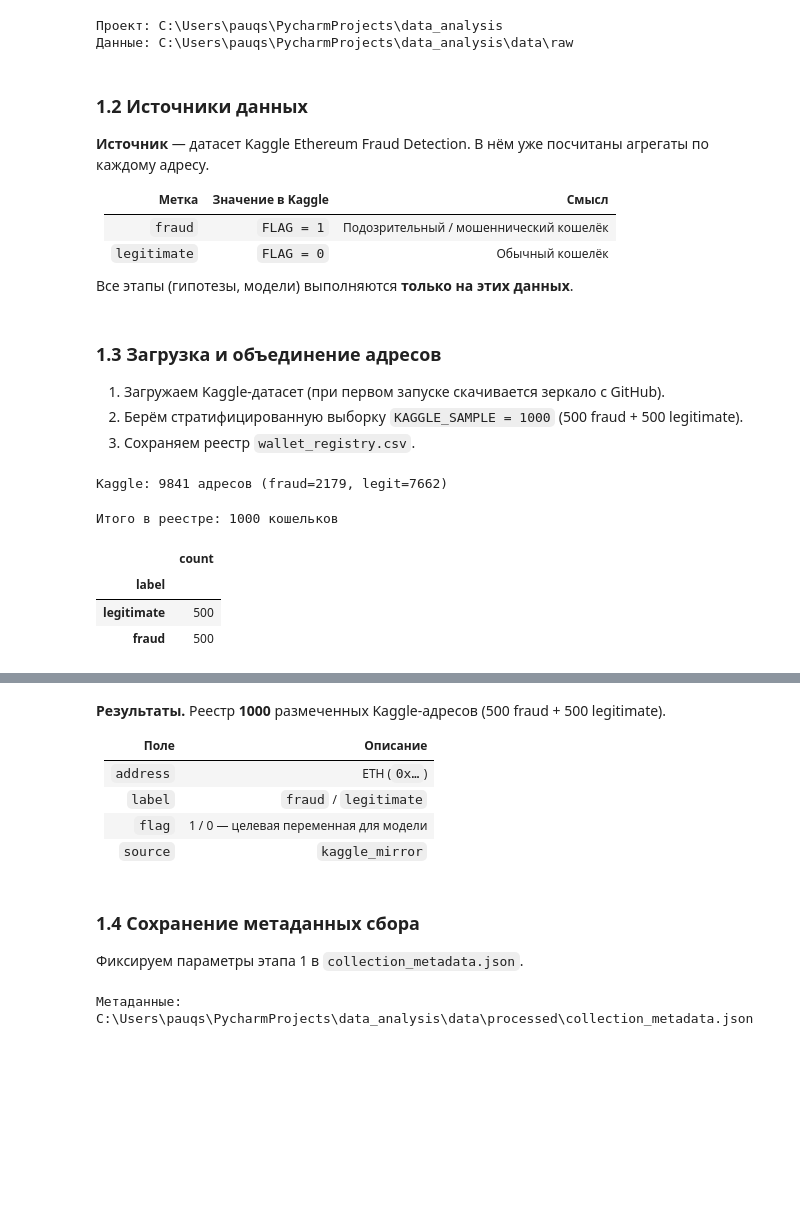
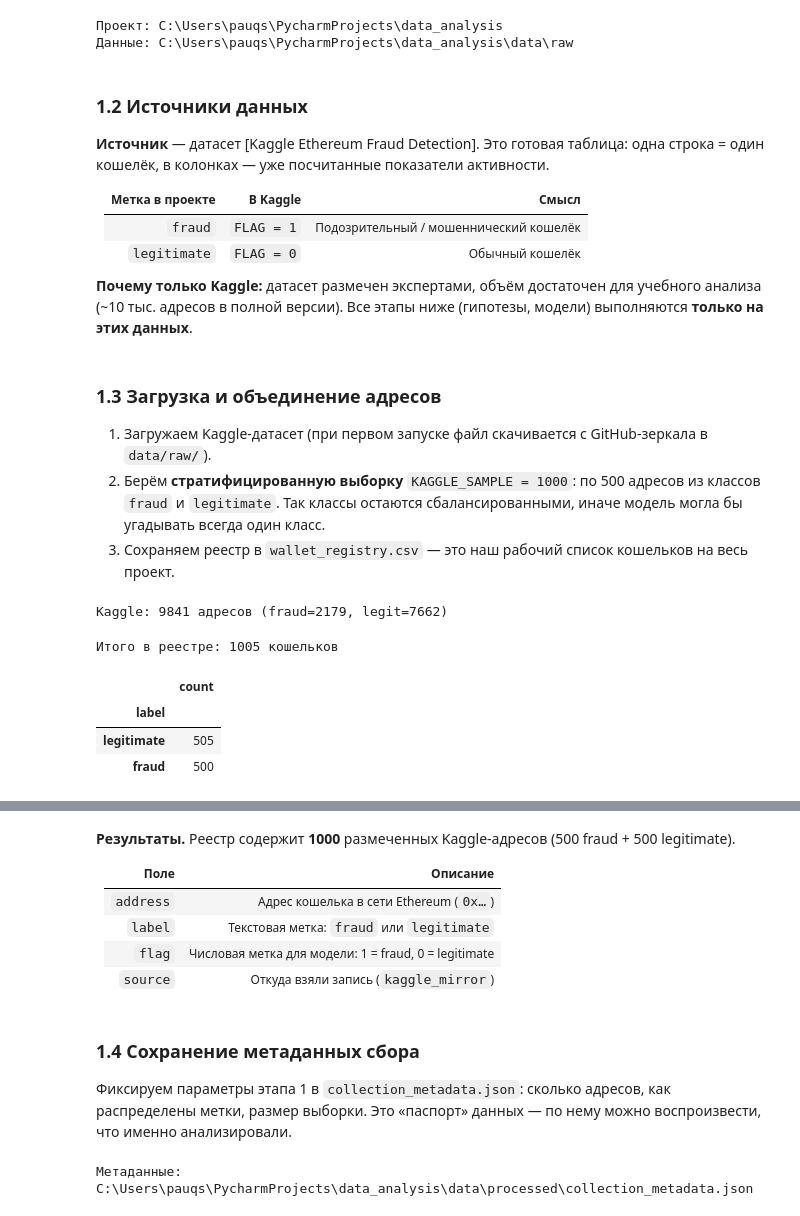
Before and after one commit to Pauqsdy/Dropper-wallet-analysis, a Jupyter notebook: notebooks/dropper_wallets_analysis.ipynb, the cells around one changed output, grey strips where cells are left out. Saved outputs shown, nothing was run; the diff lists cells and outputs as text; code cells hidden in the pictures; blank space fills up the shorter version.

Commit message:
Доделал notebook и исправил data leakage

```diff
--- a/notebooks/dropper_wallets_analysis.ipynb
+++ b/notebooks/dropper_wallets_analysis.ipynb
@@ -66,20 +77,20 @@ print(f"Данные: {RAW_DIR}")
 # %% [markdown]
 ### 1.2 Источники данных
 
-**Источник** — датасет Kaggle Ethereum Fraud Detection. В нём уже посчитаны агрегаты по каждому адресу.
+**Источник** — датасет [Kaggle Ethereum Fraud Detection]. Это готовая таблица: одна строка = один кошелёк, в колонках — уже посчитанные показатели активности.
 
-| Метка | Значение в Kaggle | Смысл |
-|-------|-------------------|-------|
+| Метка в проекте | В Kaggle | Смысл |
+|-----------------|----------|-------|
 | `fraud` | `FLAG = 1` | Подозрительный / мошеннический кошелёк |
 | `legitimate` | `FLAG = 0` | Обычный кошелёк |
 
-Все этапы (гипотезы, модели) выполняются **только на этих данных**.
+**Почему только Kaggle:** датасет размечен экспертами, объём достаточен для учебного анализа (~10 тыс. адресов в полной версии). Все этапы ниже (гипотезы, модели) выполняются **только на этих данных**.
 # %% [markdown]
 ### 1.3 Загрузка и объединение адресов
 
-1. Загружаем Kaggle-датасет (при первом запуске скачивается зеркало с GitHub).
-2. Берём стратифицированную выборку `KAGGLE_SAMPLE = 1000` (500 fraud + 500 legitimate).
-3. Сохраняем реестр `wallet_registry.csv`.
+1. Загружаем Kaggle-датасет (при первом запуске файл скачивается с GitHub-зеркала в `data/raw/`).
+2. Берём **стратифицированную выборку** `KAGGLE_SAMPLE = 1000`: по 500 адресов из классов `fraud` и `legitimate`. Так классы остаются сбалансированными, иначе модель могла бы угадывать всегда один класс.
+3. Сохраняем реестр в `wallet_registry.csv` — это наш рабочий список кошельков на весь проект.
 # %%
 from src.label_sources import (
     build_wallet_registry,
@@ -94,18 +105,16 @@ print(f"Kaggle: {len(kaggle_df)} адресов (fraud={(kaggle_df['label']=='fr
 # %% [output]
 Kaggle: 9841 адресов (fraud=2179, legit=7662)
 # %%
-registry = build_wallet_registry(
-    RAW_DIR, sample_kaggle=KAGGLE_SAMPLE, include_controls=False
-)
+registry = build_wallet_registry(RAW_DIR, sample_kaggle=KAGGLE_SAMPLE)
 save_registry(registry, PROCESSED_DIR / "wallet_registry.csv")
 
 print(f"Итого в реестре: {len(registry)} кошельков")
 display(registry["label"].value_counts().to_frame("count"))
 # %% [output]
-Итого в реестре: 1000 кошельков
+Итого в реестре: 1005 кошельков
 |  | count |
 | label |  |
-| legitimate | 500 |
+| legitimate | 505 |
 | fraud | 500 |
 # %%
 registry.head(10)
@@ -122,18 +131,18 @@ registry.head(10)
 | 8 | 0x1858de90f17fb45e799521200fb28eb... | legitimate | kaggle_legit | None | kaggle_mirror | ETH | {'Unnamed: 0': 982, 'Index': 983,... | 9 |
 | 9 | 0xbc2cbee1287f175c8ba0fe9c3cdc592... | legitimate | kaggle_legit | None | kaggle_mirror | ETH | {'Unnamed: 0': 7026, 'Index': 409... | 10 |
 # %% [markdown]
-**Результаты.** Реестр **1000** размеченных Kaggle-адресов (500 fraud + 500 legitimate).
+**Результаты.** Реестр содержит **1000** размеченных Kaggle-адресов (500 fraud + 500 legitimate).
 
 | Поле | Описание |
 |------|----------|
-| `address` | ETH (`0x…`) |
-| `label` | `fraud` / `legitimate` |
-| `flag` | 1 / 0 — целевая переменная для модели |
-| `source` | `kaggle_mirror` |
+| `address` | Адрес кошелька в сети Ethereum (`0x…`) |
+| `label` | Текстовая метка: `fraud` или `legitimate` |
+| `flag` | Числовая метка для модели: 1 = fraud, 0 = legitimate |
+| `source` | Откуда взяли запись (`kaggle_mirror`) |
 # %% [markdown]
 ### 1.4 Сохранение метаданных сбора
 
-Фиксируем параметры этапа 1 в `collection_metadata.json`.
+Фиксируем параметры этапа 1 в `collection_metadata.json`: сколько адресов, как распределены метки, размер выборки. Это «паспорт» данных — по нему можно воспроизвести, что именно анализировали.
 # %%
 metadata = {
     "total_wallets": len(registry),
```
Also changed, not shown: parts of 50 cells of this notebook, 5 other files.
